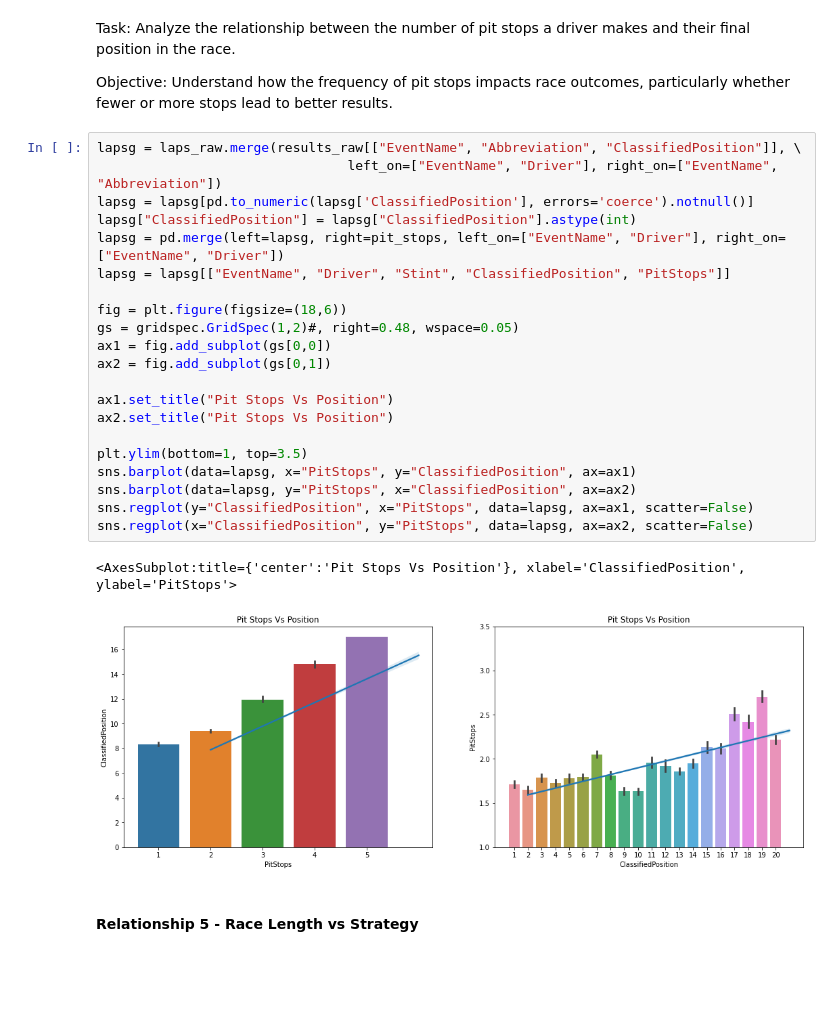
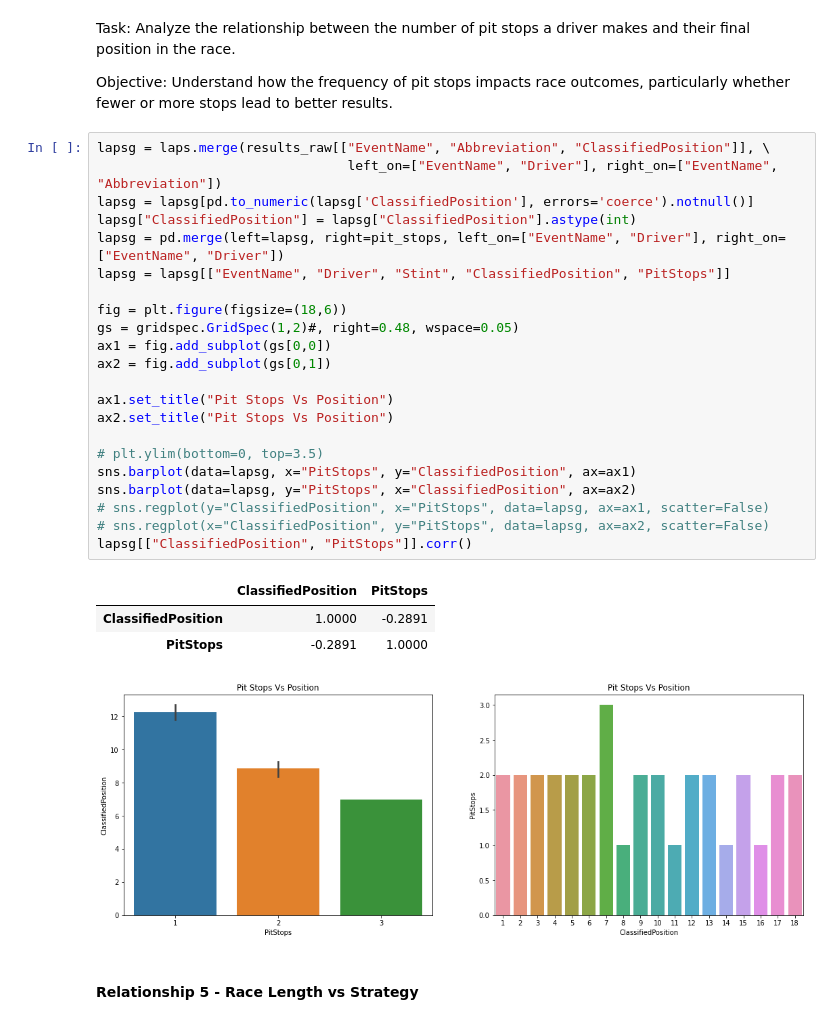
Before and after one commit to MyNameIsCalvinDavis/Data-Science, a Jupyter notebook: F1/F1.ipynb, the cells around one changed output. Cells and saved outputs as stored; diff of their text form; blank space fills up the shorter version.

```diff
--- a/F1/F1.ipynb
+++ b/F1/F1.ipynb
@@ -1502,29 +1778,32 @@ Task: Analyze the relationship between the number of pit stops a driver makes an
 
 Objective: Understand how the frequency of pit stops impacts race outcomes, particularly whether fewer or more stops lead to better results.
 # %%
-lapsg = laps_raw.merge(results_raw[["EventName", "Abbreviation", "ClassifiedPosition"]], \
+lapsg = laps.merge(results_raw[["EventName", "Abbreviation", "ClassifiedPosition"]], \
                                 left_on=["EventName", "Driver"], right_on=["EventName", "Abbreviation"])
 lapsg = lapsg[pd.to_numeric(lapsg['ClassifiedPosition'], errors='coerce').notnull()]
 lapsg["ClassifiedPosition"] = lapsg["ClassifiedPosition"].astype(int)
 lapsg = pd.merge(left=lapsg, right=pit_stops, left_on=["EventName", "Driver"], right_on=["EventName", "Driver"])
 lapsg = lapsg[["EventName", "Driver", "Stint", "ClassifiedPosition", "PitStops"]]
 
 fig = plt.figure(figsize=(18,6))
 gs = gridspec.GridSpec(1,2)#, right=0.48, wspace=0.05)
 ax1 = fig.add_subplot(gs[0,0])
 ax2 = fig.add_subplot(gs[0,1])
 
 ax1.set_title("Pit Stops Vs Position")
 ax2.set_title("Pit Stops Vs Position")
 
-plt.ylim(bottom=1, top=3.5)
+# plt.ylim(bottom=0, top=3.5)
 sns.barplot(data=lapsg, x="PitStops", y="ClassifiedPosition", ax=ax1)
 sns.barplot(data=lapsg, y="PitStops", x="ClassifiedPosition", ax=ax2)
-sns.regplot(y="ClassifiedPosition", x="PitStops", data=lapsg, ax=ax1, scatter=False)
-sns.regplot(x="ClassifiedPosition", y="PitStops", data=lapsg, ax=ax2, scatter=False)
+# sns.regplot(y="ClassifiedPosition", x="PitStops", data=lapsg, ax=ax1, scatter=False)
+# sns.regplot(x="ClassifiedPosition", y="PitStops", data=lapsg, ax=ax2, scatter=False)
+lapsg[["ClassifiedPosition", "PitStops"]].corr()
 # %% [output]
-<AxesSubplot:title={'center':'Pit Stops Vs Position'}, xlabel='ClassifiedPosition', ylabel='PitStops'>
+|  | ClassifiedPosition | PitStops |
+| ClassifiedPosition | 1.0000 | -0.2891 |
+| PitStops | -0.2891 | 1.0000 |
-[figure, old version]
+[figure, new version]
 # %% [markdown]
 #### Relationship 5 - Race Length vs Strategy
 # %% [markdown]
```
Also changed, not shown: parts of 45 cells of this notebook.
